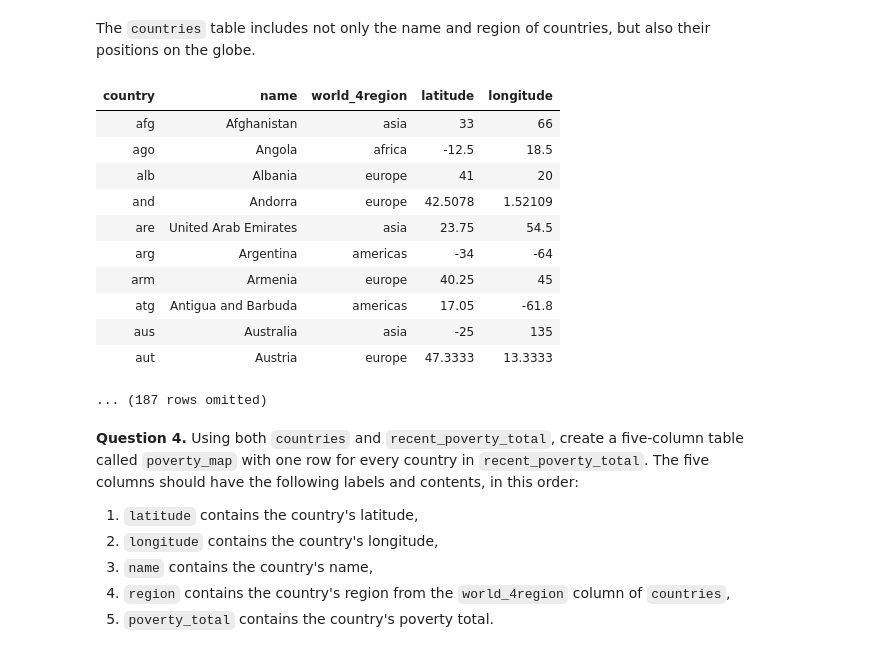
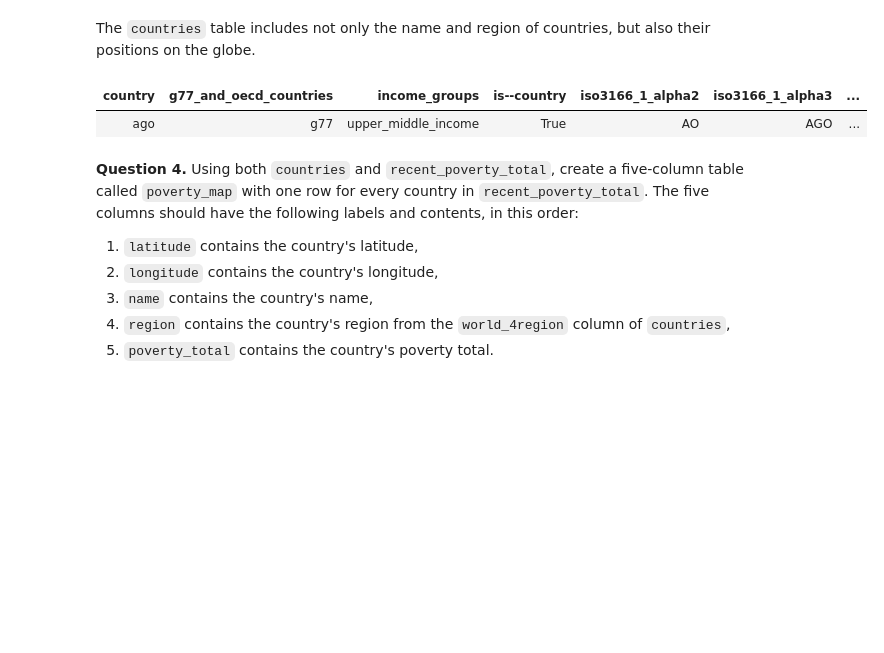
Before and after one commit to AndrewClough05/Intro-to-Data-Analytics-2.0, a Jupyter notebook: project1/project1/project1.ipynb, the cells around one changed output. Saved outputs shown, nothing was run; the diff lists cells and outputs as text; code cells hidden in the pictures; blank space fills up the shorter version.

```diff
--- a/project1/project1/project1.ipynb
+++ b/project1/project1/project1.ipynb
@@ -724,19 +741,11 @@ q2_3 results: All test cases passed!
 The `countries` table includes not only the name and region of countries, but also their positions on the globe.
 # %%
 countries.select('country', 'name', 'world_4region', 'latitude', 'longitude')
+name = countries.where("name", are.equal_to("Angola"))
+name
 # %% [output]
-| country | name | world_4region | latitude | longitude |
-| afg | Afghanistan | asia | 33 | 66 |
-| ago | Angola | africa | -12.5 | 18.5 |
-| alb | Albania | europe | 41 | 20 |
-| and | Andorra | europe | 42.5078 | 1.52109 |
-| are | United Arab Emirates | asia | 23.75 | 54.5 |
-| arg | Argentina | americas | -34 | -64 |
-| arm | Armenia | europe | 40.25 | 45 |
-| atg | Antigua and Barbuda | americas | 17.05 | -61.8 |
-| aus | Australia | asia | -25 | 135 |
-| aut | Austria | europe | 47.3333 | 13.3333 |
+| country | g77_and_oecd_countries | income_groups | is--country | iso3166_1_alpha2 | iso3166_1_alpha3 | ... |
+| ago | g77 | upper_middle_income | True | AO | AGO | ... |
-... (187 rows omitted)
 # %% [markdown]
 **Question 4.** Using both `countries` and `recent_poverty_total`, create a five-column table called `poverty_map` with one row for every country in `recent_poverty_total`.  The five columns should have the following labels and contents, in this order:
 1. `latitude` contains the country's latitude,
```
Also changed, not shown: parts of 8 cells of this notebook, 20 other files.
